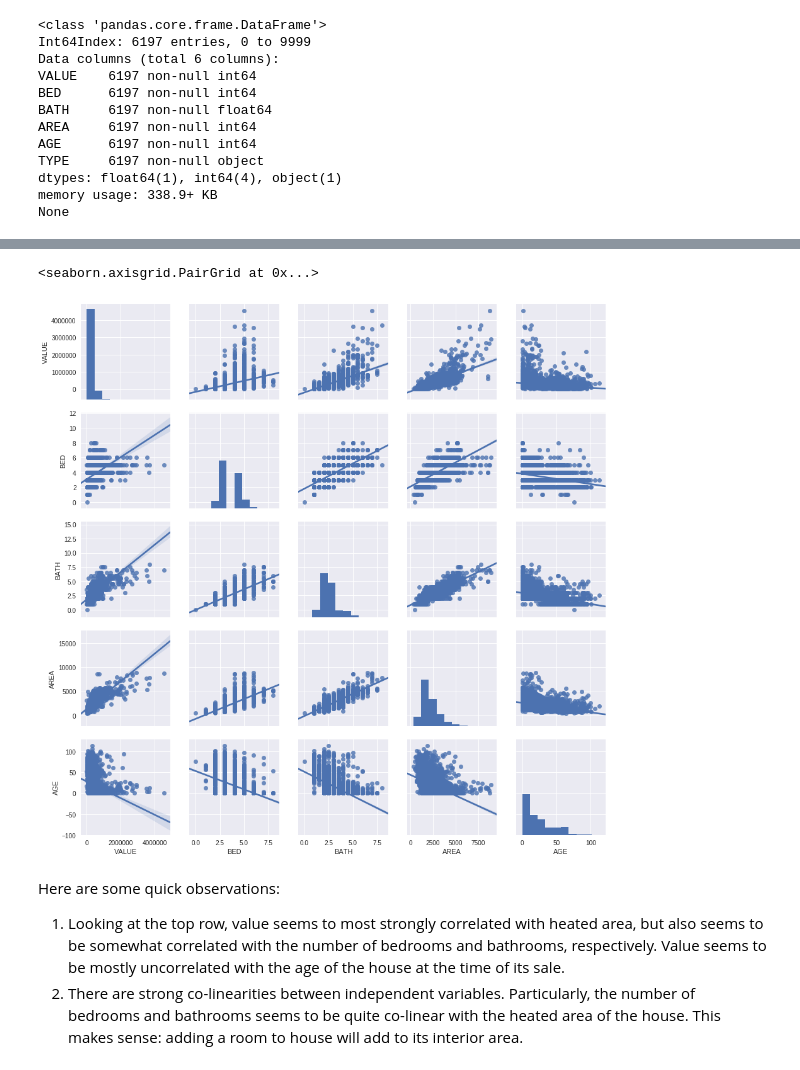
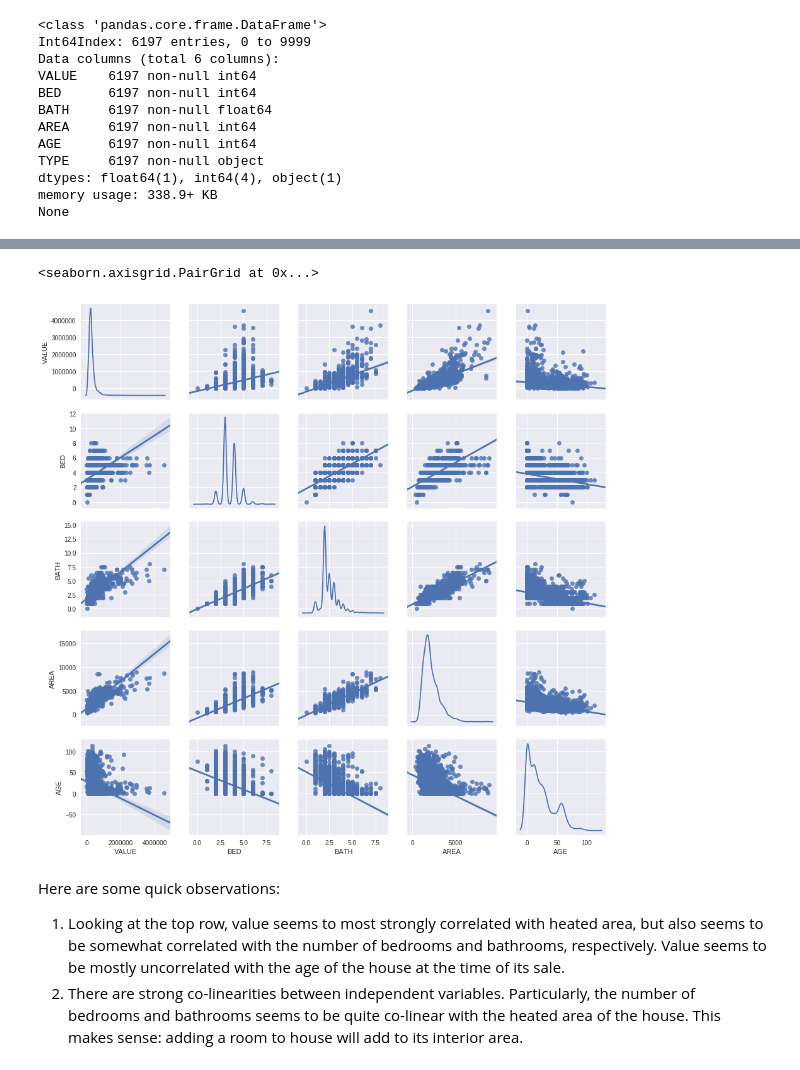
Before and after one commit to will-cromar/fantastic-potato, a Jupyter notebook: Report.ipynb, the cells around one changed output, grey strips where cells are left out. Cells and saved outputs as stored; diff of their text form; code cells hidden in the pictures.

```diff
--- a/Report.ipynb
+++ b/Report.ipynb
@@ -94,3 +59,0 @@ The data appears quite skewed to the right. Perhaps I can improve the quality of
-# %%
-data["VALUE_LOG"] = np.log(data["VALUE"])
-sns.distplot(data["VALUE_LOG"])
@@ -106,8 +68,8 @@ Next up, let's visualize the relationships between the numerical variables in th
 # %%
-sns.pairplot(data=data.drop(["TYPE", "VALUE_LOG"], axis=1), kind="reg")
+sns.pairplot(data=data.drop(["TYPE"], axis=1), kind="reg", diag_kind="kde")
 # %% [output]
 <seaborn.axisgrid.PairGrid at 0x...>
-[figure, old version]
+[figure, new version]
 # %% [markdown]
 Here are some quick observations:
 1. Looking at the top row, value seems to most strongly correlated with heated area, but also seems to be somewhat correlated with the number of bedrooms and bathrooms, respectively. Value seems to be mostly uncorrelated with the age of the house at the time of its sale.
```
Also changed, not shown: parts of 34 cells of this notebook.
